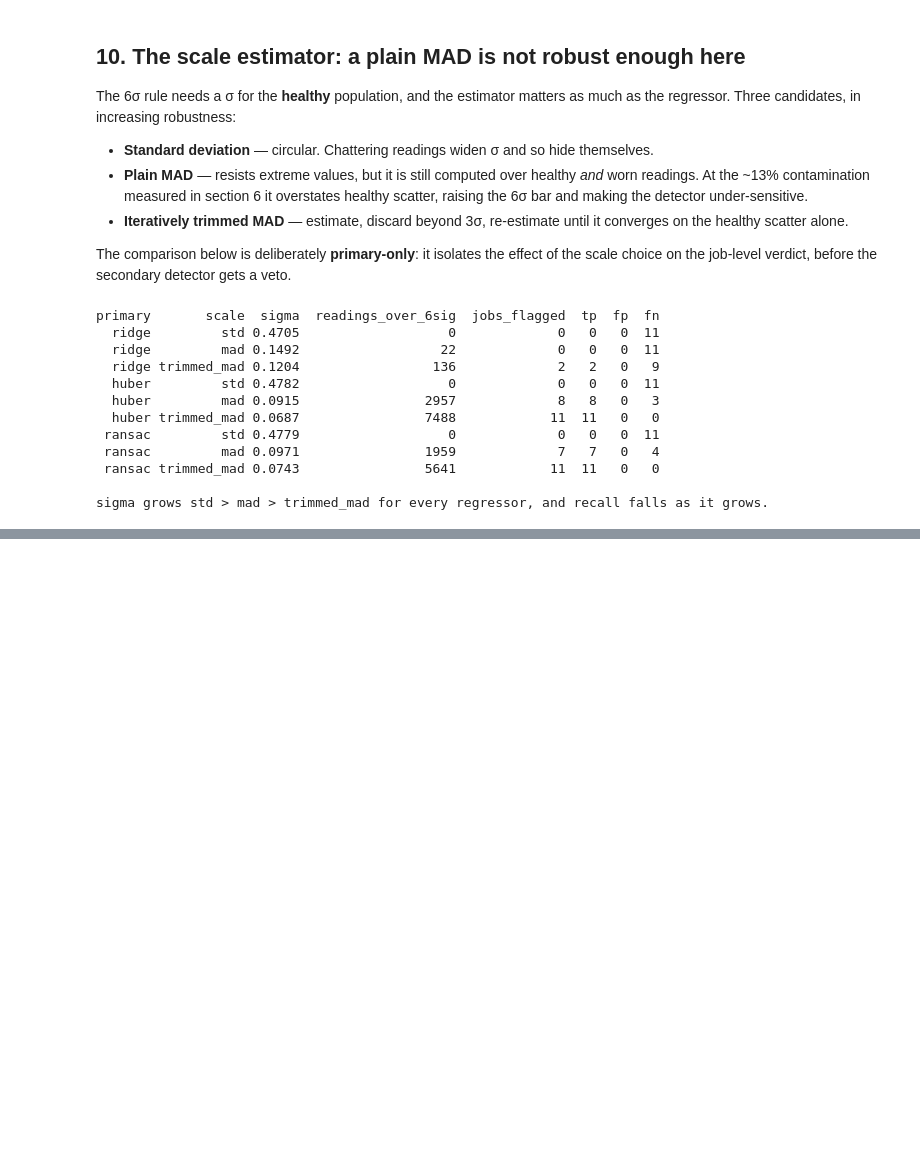
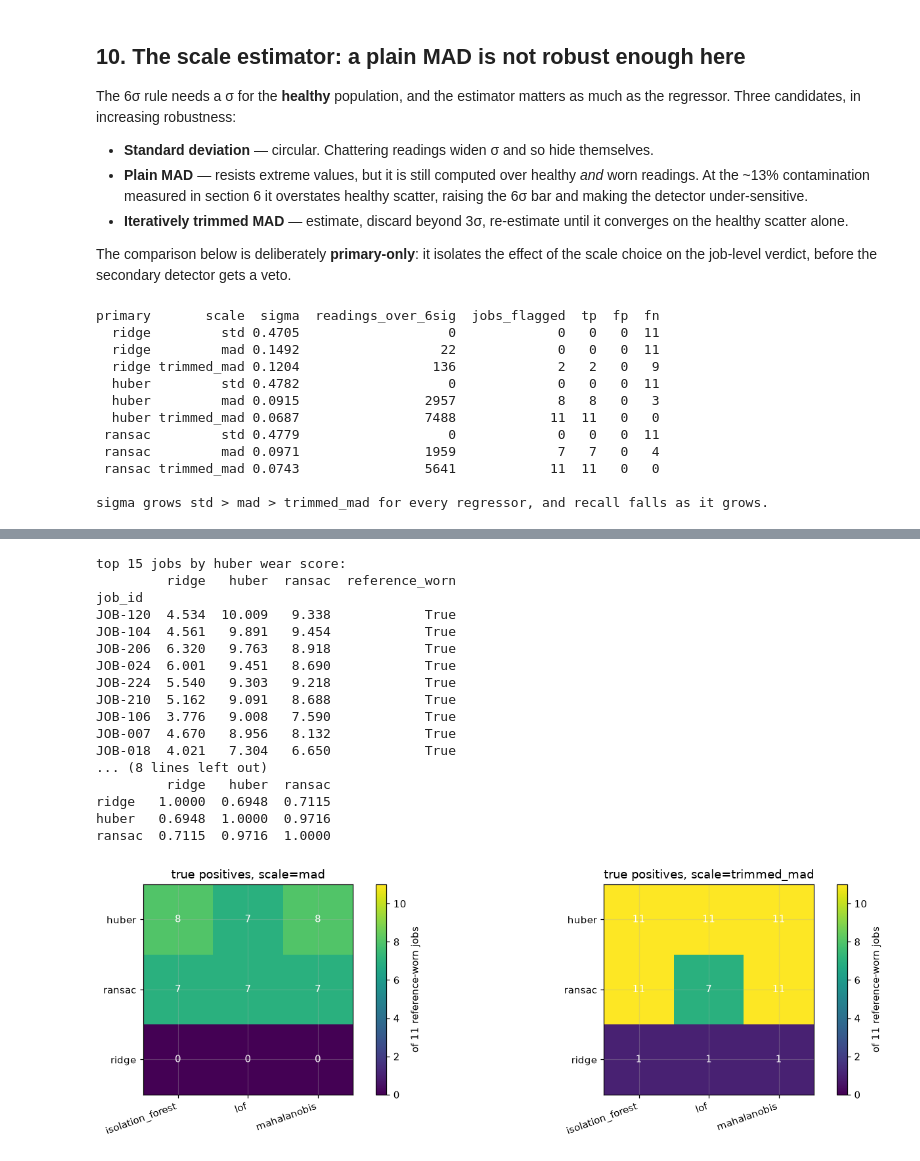
Before and after one commit to Huzefa-Calcutta/forgewright, a Jupyter notebook: notebooks/model_design.ipynb, the cells around one changed output, grey strips where cells are left out. Drawn from its saved outputs; the diff is of its cells as text; code cells hidden in the pictures; blank space fills up the shorter version.

```diff
--- a/notebooks/model_design.ipynb
+++ b/notebooks/model_design.ipynb
@@ -1031,0 +1264,51 @@ the healthy population's own scatter, which is what the sigma rule assumes.
+# %%
+# Where the true positives live: primary x secondary, one panel per scale estimator.
+fig, axes = plt.subplots(1, 2, figsize=(13, 4.0))
+for ax, scale_name in zip(axes, ["mad", "trimmed_mad"]):
+    piv = (grid_table[(grid_table["scale"] == scale_name)
+                      & (grid_table["contamination"] == CONTAMINATION)]
+           .pivot(index="primary", columns="secondary", values="tp"))
+    im = ax.imshow(piv.to_numpy(dtype=float), cmap="viridis",
+                   vmin=0, vmax=len(reference_worn))
+    ax.set(xticks=range(piv.shape[1]), yticks=range(piv.shape[0]),
+           title=f"true positives, scale={scale_name}")
+    ax.set_xticklabels(piv.columns, rotation=20, ha="right")
+    ax.set_yticklabels(piv.index)
+    for i in range(piv.shape[0]):
+        for j in range(piv.shape[1]):
+            ax.text(j, i, int(piv.to_numpy()[i, j]), ha="center", va="center", color="white")
+    plt.colorbar(im, ax=ax, label=f"of {len(reference_worn)} reference-worn jobs")
+plt.tight_layout()
+
+
+# Does the RANKING survive the model choice? That is what we actually ship.
+rank_scores = {}
+for p_name in primary_fits:
+    _, jobs_r, _ = build_job_summary(p_name, "mahalanobis")
+    rank_scores[p_name] = jobs_r.set_index("job_id")["wear_score"]
+
+ranks = pd.DataFrame(rank_scores)
+ranks["reference_worn"] = ranks.index.isin(reference_worn)
+print("top 15 jobs by huber wear score:")
+print(ranks.sort_values("huber", ascending=False).head(15).round(3).to_string())
+print("\nSpearman correlation between the primaries' job rankings:")
+print(ranks[["ridge", "huber", "ransac"]].corr(method="spearman").round(4).to_string())
+# %% [output]
+top 15 jobs by huber wear score:
+         ridge   huber  ransac  reference_worn
+job_id
+JOB-120  4.534  10.009   9.338            True
+JOB-104  4.561   9.891   9.454            True
+JOB-206  6.320   9.763   8.918            True
+JOB-024  6.001   9.451   8.690            True
+JOB-224  5.540   9.303   9.218            True
+JOB-210  5.162   9.091   8.688            True
+JOB-106  3.776   9.008   7.590            True
+JOB-007  4.670   8.956   8.132            True
+JOB-018  4.021   7.304   6.650            True
+... (8 lines left out)
+         ridge   huber  ransac
+ridge   1.0000  0.6948  0.7115
+huber   0.6948  1.0000  0.9716
+ransac  0.7115  0.9716  1.0000
+[figure, added]
```
Also changed, not shown: parts of 17 cells of this notebook.
